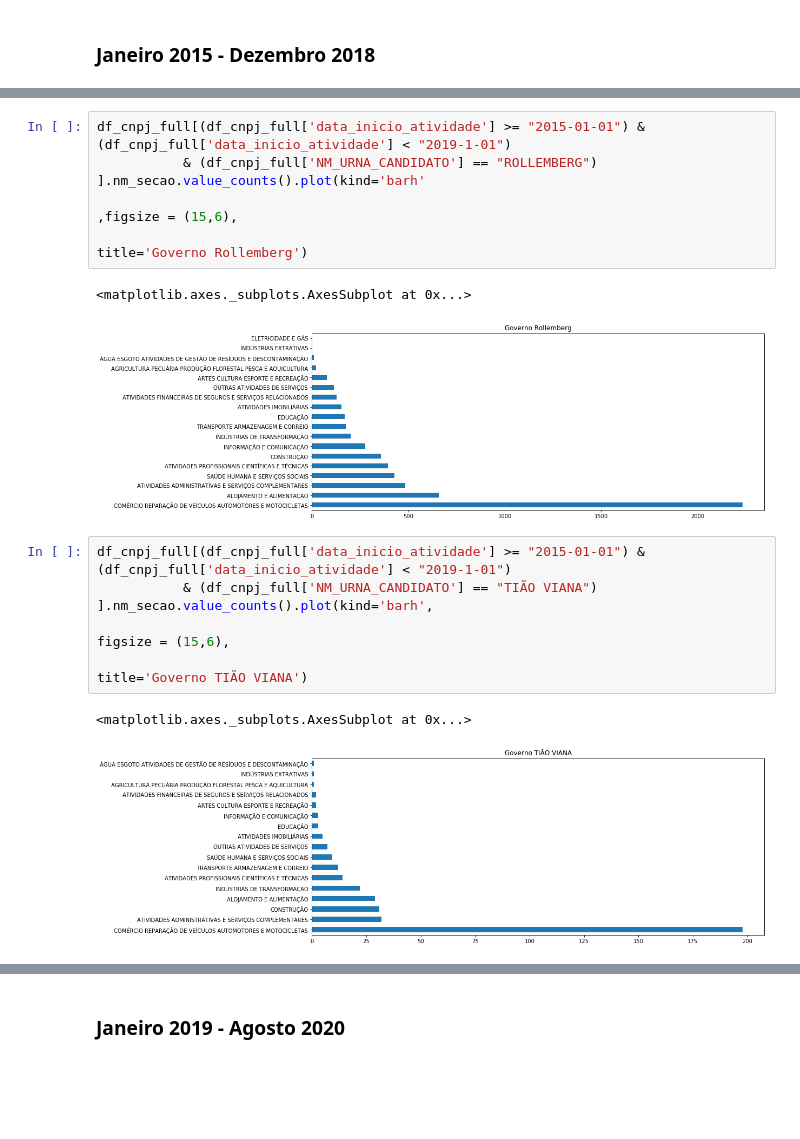
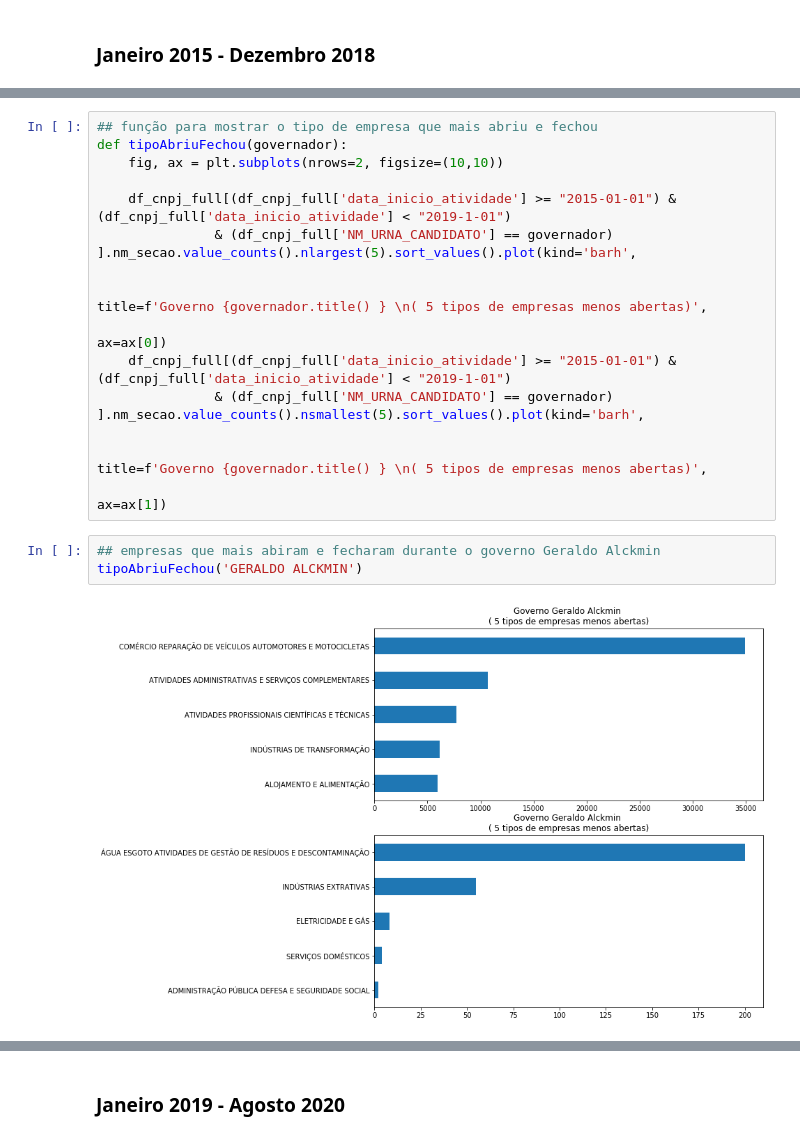
Before and after one commit to gizattos/analise_empresas_politicos, a Jupyter notebook: trabalhofinal.ipynb, the cells around one changed output, grey strips where cells are left out. Saved outputs shown, nothing was run; the diff lists cells and outputs as text; blank space fills up the shorter version.

```diff
--- a/trabalhofinal.ipynb
+++ b/trabalhofinal.ipynb
@@ -354,16 +358,20 @@ df_cnpj_full[(df_cnpj_full['data_inicio_atividade'] >= "2015-01-01") & (df_cnpj_
-# %%
-df_cnpj_full[(df_cnpj_full['data_inicio_atividade'] >= "2015-01-01") & (df_cnpj_full['data_inicio_atividade'] < "2019-1-01")
-           & (df_cnpj_full['NM_URNA_CANDIDATO'] == "ROLLEMBERG")  ].nm_secao.value_counts().plot(kind='barh'
-                                                                                                    ,figsize = (15,6),
-                                                                                                    title='Governo Rollemberg')
-# %% [output]
-<matplotlib.axes._subplots.AxesSubplot at 0x...>
-[figure, removed]
-# %%
-df_cnpj_full[(df_cnpj_full['data_inicio_atividade'] >= "2015-01-01") & (df_cnpj_full['data_inicio_atividade'] < "2019-1-01")
-           & (df_cnpj_full['NM_URNA_CANDIDATO'] == "TIÃO VIANA")  ].nm_secao.value_counts().plot(kind='barh',
-                                                                                                    figsize = (15,6),
-                                                                                                    title='Governo TIÃO VIANA')
-# %% [output]
-<matplotlib.axes._subplots.AxesSubplot at 0x...>
-[figure, removed]
+# %%
+## função para mostrar o tipo de empresa que mais abriu e fechou
+def tipoAbriuFechou(governador):
+    fig, ax = plt.subplots(nrows=2, figsize=(10,10))
+
+    df_cnpj_full[(df_cnpj_full['data_inicio_atividade'] >= "2015-01-01") & (df_cnpj_full['data_inicio_atividade'] < "2019-1-01")
+               & (df_cnpj_full['NM_URNA_CANDIDATO'] == governador)  ].nm_secao.value_counts().nlargest(5).sort_values().plot(kind='barh',
+
+                                                                                                        title=f'Governo {governador.title() } \n( 5 tipos de empresas menos abertas)',
+                                                                                                        ax=ax[0])
+    df_cnpj_full[(df_cnpj_full['data_inicio_atividade'] >= "2015-01-01") & (df_cnpj_full['data_inicio_atividade'] < "2019-1-01")
+               & (df_cnpj_full['NM_URNA_CANDIDATO'] == governador)  ].nm_secao.value_counts().nsmallest(5).sort_values().plot(kind='barh',
+
+                                                                                                        title=f'Governo {governador.title() } \n( 5 tipos de empresas menos abertas)',
+                                                                                                        ax=ax[1])
+# %%
+## empresas que mais abiram e fecharam durante o governo Geraldo Alckmin
+tipoAbriuFechou('GERALDO ALCKMIN')
+# %% [output]
+[figure, added]
```
Also changed, not shown: parts of 15 cells of this notebook.
